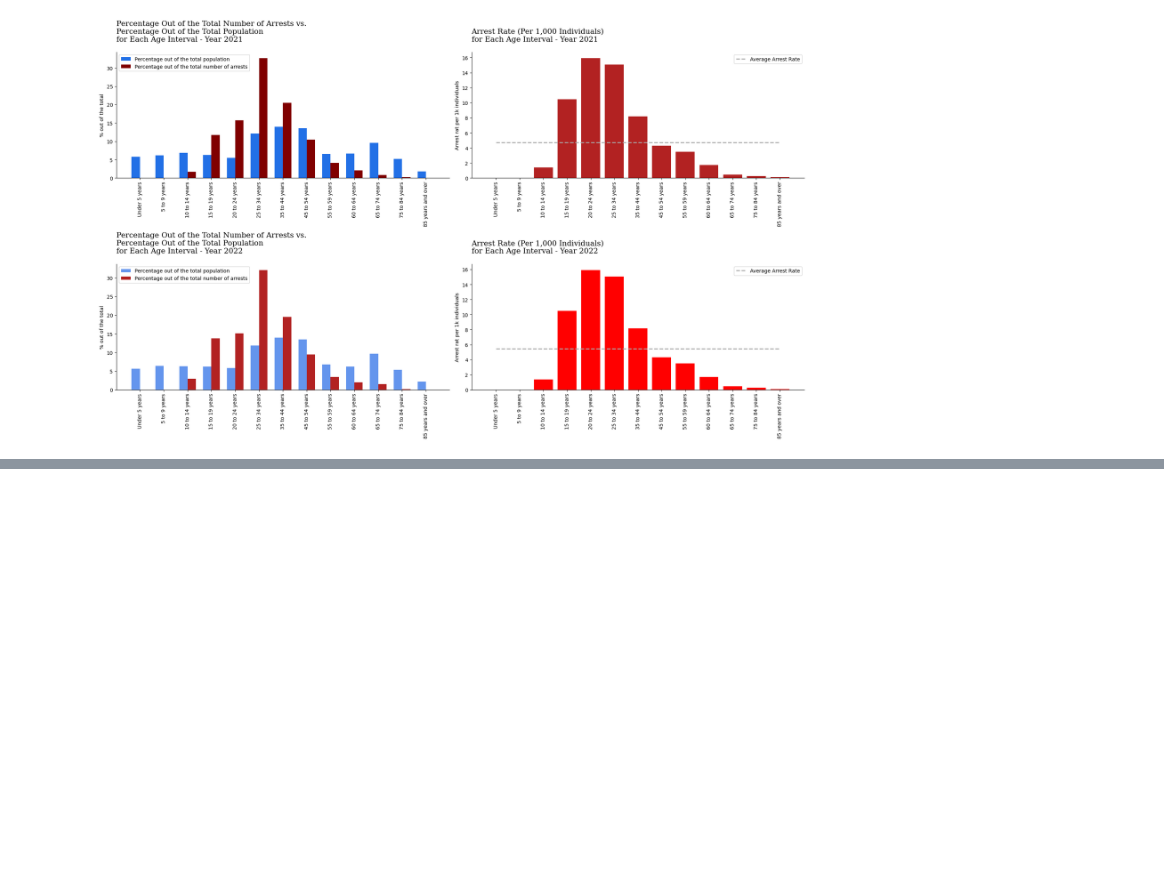
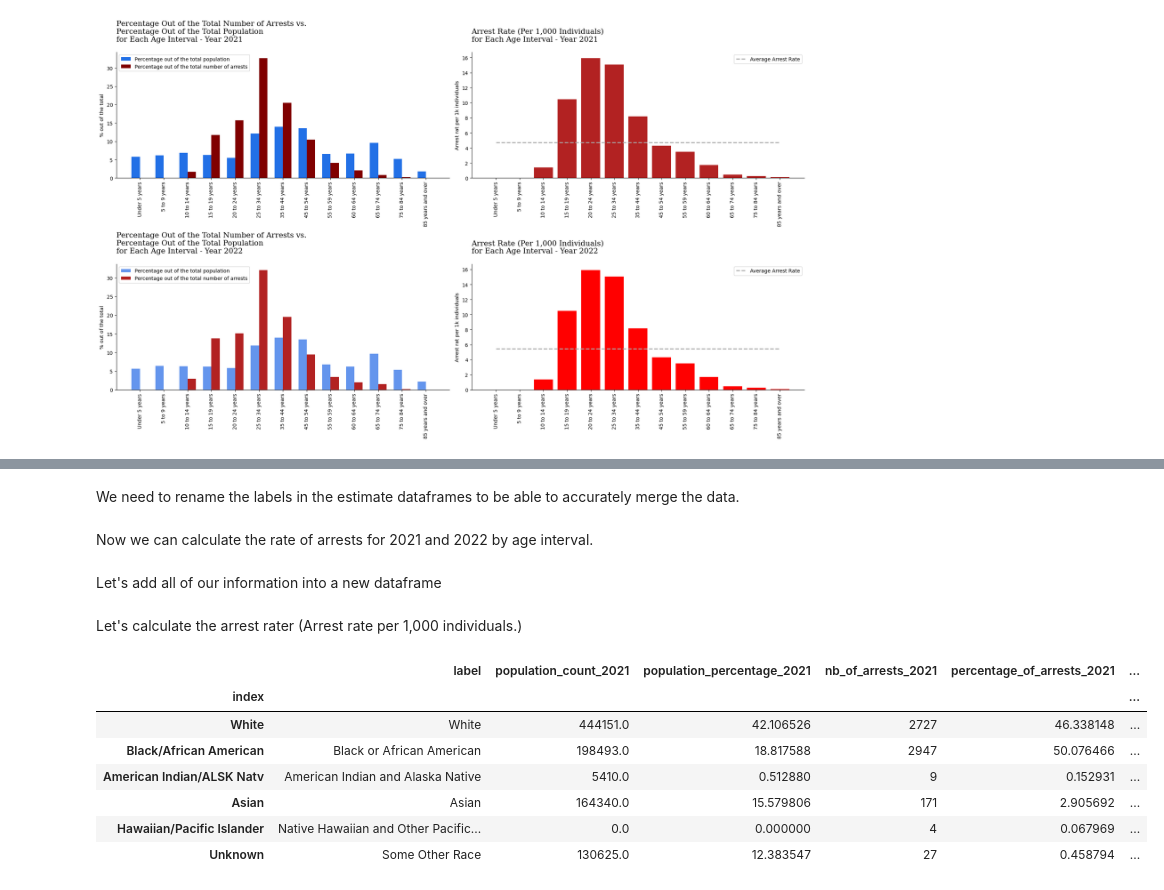
Before and after one commit to emmajslz/eda-project-police-arrest, a Jupyter notebook: police-arrests-montgomery-study.ipynb, the cells around one changed output, grey strips where cells are left out. Drawn from its saved outputs; the diff is of its cells as text; code cells hidden in the pictures; blank space fills up the shorter version.

```diff
--- a/police-arrests-montgomery-study.ipynb
+++ b/police-arrests-montgomery-study.ipynb
@@ -1749,0 +1879,12 @@ plt.show()
+# %% [markdown]
+We need to rename the labels in the estimate dataframes to be able to accurately merge the data.
+# %%
+estimate_21_race = estimate_21_race.reset_index()
+estimate_21_race['index'] = ['White', 'Black/African American', 'American Indian/ALSK Natv', 'Asian', 'Hawaiian/Pacific Islander', 'Unknown']
+estimate_21_race = estimate_21_race.set_index('index')
+
+estimate_22_race = estimate_22_race.reset_index()
+estimate_22_race['index'] = ['White', 'Black/African American', 'American Indian/ALSK Natv', 'Asian', 'Hawaiian/Pacific Islander', 'Unknown']
+estimate_22_race = estimate_22_race.set_index('index')
+# %% [markdown]
+Now we can calculate the rate of arrests for 2021 and 2022 by age interval.
@@ -1749,0 +1895,2 @@ plt.show()
+# %% [markdown]
+Let's add all of our information into a new dataframe
@@ -1749,0 +1907,2 @@ plt.show()
+# %% [markdown]
+Let's calculate the arrest rater (Arrest rate per 1,000 individuals.)
@@ -1749,0 +1913,11 @@ plt.show()
+# %%
+display(race_rate_21, race_rate_22)
+# %% [output]
+|  | label | population_count_2021 | population_percentage_2021 | nb_of_arrests_2021 | percentage_of_arrests_2021 | ... |
+| index |  |  |  |  |  | ... |
+| White | White | 444151.0 | 42.106526 | 2727 | 46.338148 | ... |
+| Black/African American | Black or African American | 198493.0 | 18.817588 | 2947 | 50.076466 | ... |
+| American Indian/ALSK Natv | American Indian and Alaska Native | 5410.0 | 0.512880 | 9 | 0.152931 | ... |
+| Asian | Asian | 164340.0 | 15.579806 | 171 | 2.905692 | ... |
+| Hawaiian/Pacific Islander | Native Hawaiian and Other Pacific... | 0.0 | 0.000000 | 4 | 0.067969 | ... |
+| Unknown | Some Other Race | 130625.0 | 12.383547 | 27 | 0.458794 | ... |
```
Also changed, not shown: parts of 35 cells of this notebook.
